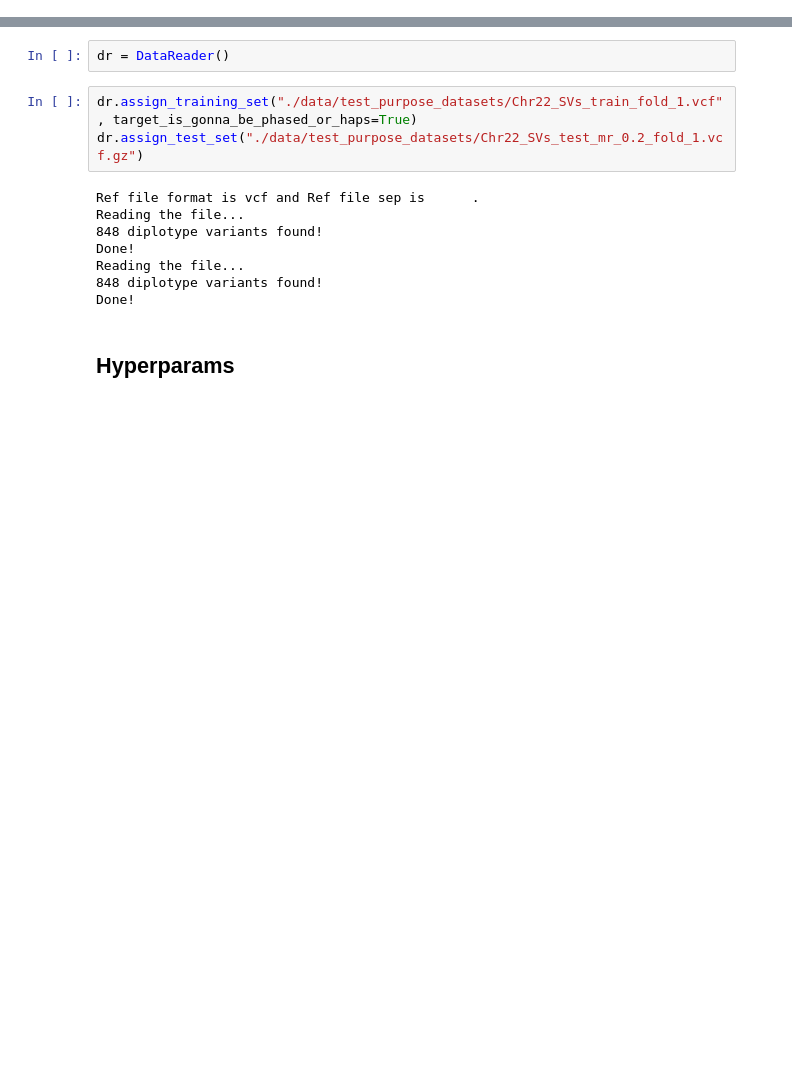
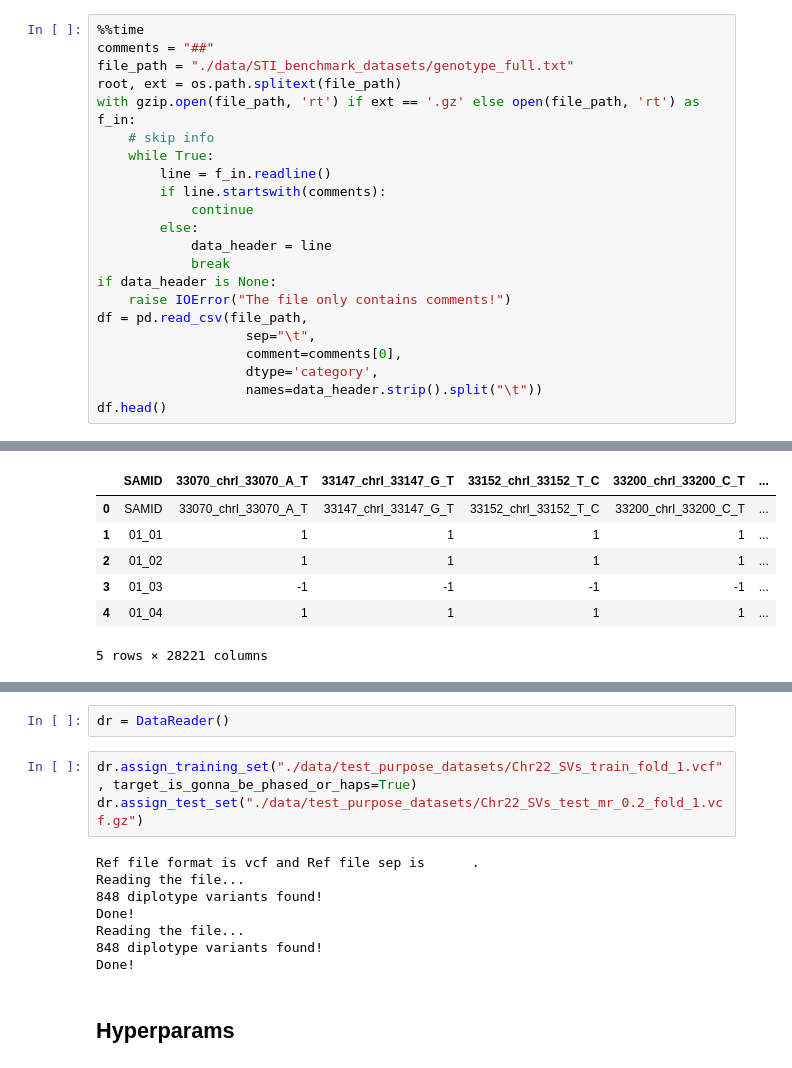
Before and after one commit to shilab/STI, a Jupyter notebook: STI V1.1.ipynb, the cells around one changed output, grey strips where cells are left out. Saved outputs shown, nothing was run; the diff lists cells and outputs as text; blank space fills up the shorter version.

```diff
--- a/STI V1.1.ipynb
+++ b/STI V1.1.ipynb
@@ -40,0 +49,23 @@ Tensorflow version 2.10.1
+# %%
+%%time
+comments = "##"
+file_path = "./data/STI_benchmark_datasets/genotype_full.txt"
+root, ext = os.path.splitext(file_path)
+with gzip.open(file_path, 'rt') if ext == '.gz' else open(file_path, 'rt') as f_in:
+    # skip info
+    while True:
+        line = f_in.readline()
+        if line.startswith(comments):
+            continue
+        else:
+            data_header = line
+            break
+if data_header is None:
+    raise IOError("The file only contains comments!")
+df = pd.read_csv(file_path,
+                   sep="\t",
+                   comment=comments[0],
+                   dtype='category',
+                   names=data_header.strip().split("\t"))
+df.head()
+# %% [output]
@@ -40,0 +73,7 @@ Tensorflow version 2.10.1
+|  | SAMID | 33070_chrI_33070_A_T | 33147_chrI_33147_G_T | 33152_chrI_33152_T_C | 33200_chrI_33200_C_T | ... |
+| 0 | SAMID | 33070_chrI_33070_A_T | 33147_chrI_33147_G_T | 33152_chrI_33152_T_C | 33200_chrI_33200_C_T | ... |
+| 1 | 01_01 | 1 | 1 | 1 | 1 | ... |
+| 2 | 01_02 | 1 | 1 | 1 | 1 | ... |
+| 3 | 01_03 | -1 | -1 | -1 | -1 | ... |
+| 4 | 01_04 | 1 | 1 | 1 | 1 | ... |
+5 rows × 28221 columns
```
Also changed, not shown: parts of 6 cells of this notebook, 2 other files.
